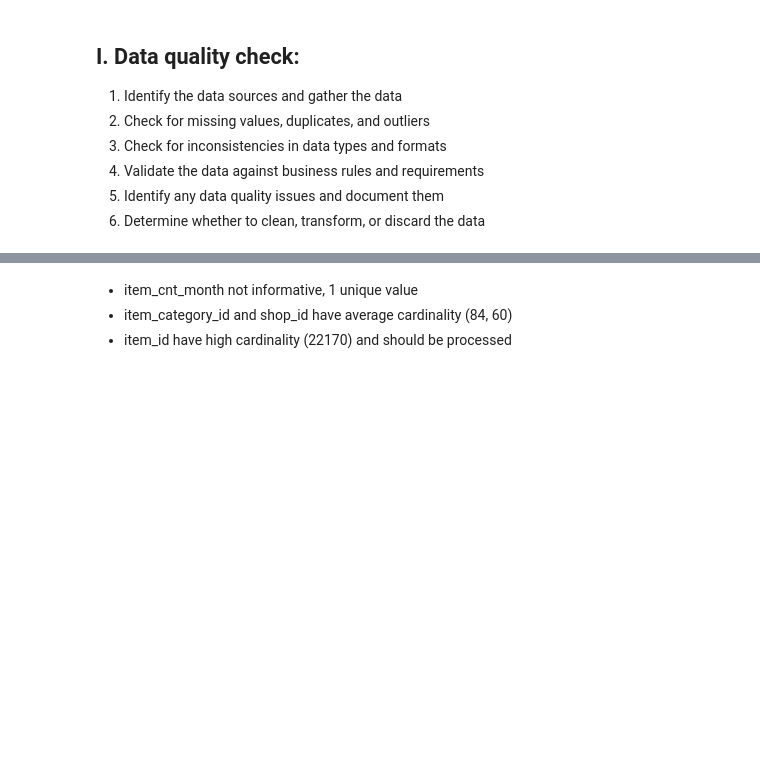
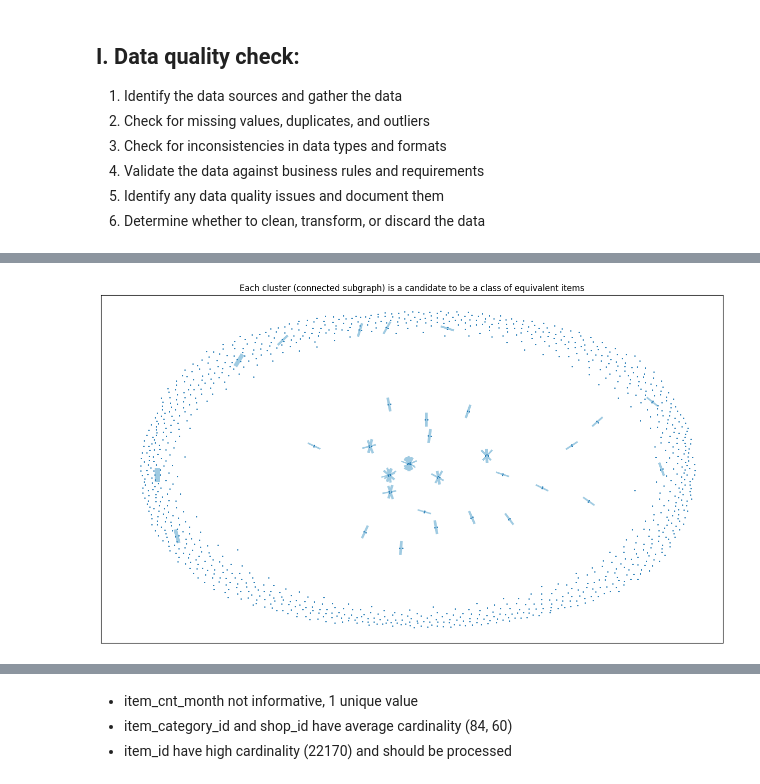
Before and after one commit to Aleksandra-Barysheva/ds_practice, a Jupyter notebook: notebooks/DQC_and_ETL.ipynb, the cells around one changed output, grey strips where cells are left out. Saved outputs shown, nothing was run; the diff lists cells and outputs as text; code cells hidden in the pictures; blank space fills up the shorter version.

```diff
--- a/notebooks/DQC_and_ETL.ipynb
+++ b/notebooks/DQC_and_ETL.ipynb
@@ -43,0 +154,19 @@ report = DataQualityPipeline()(relations)
+# %%
+tr = 2
+cat_distance_graphs = {}
+
+for cat, df in relations['items'].groupby("item_category_id"):
+    cat_items = df["item_name"]
+    distance_matrix = []
+    print("cat processing: ", cat)
+    for i_item in cat_items:
+        r = []
+        for j_item in cat_items:
+            r.append(distance(i_item, j_item))
+        distance_matrix.append(r)
+
+    distance_matrix = np.array(distance_matrix)
+    adjacency_matrix = pd.DataFrame((distance_matrix <= tr) - np.identity(len(cat_items)), index=cat_items, columns=cat_items)
+    labels = cat_items
+
+    cat_distance_graphs[cat] = nx.Graph(adjacency_matrix)
@@ -43,0 +191,9 @@ report = DataQualityPipeline()(relations)
+# %%
+G = cat_distance_graphs[31]
+
+plt.figure(figsize=(16, 9))
+plt.title("Each cluster (connected subgraph) is a candidate to be a class of equivalent items")
+
+nx.draw_networkx(G, pos=nx.spring_layout(G), with_labels=False, node_size=1, width=20, edge_color="#A0CBE2")
+# %% [output]
+[figure, added]
```
Also changed, not shown: parts of 33 cells of this notebook.
